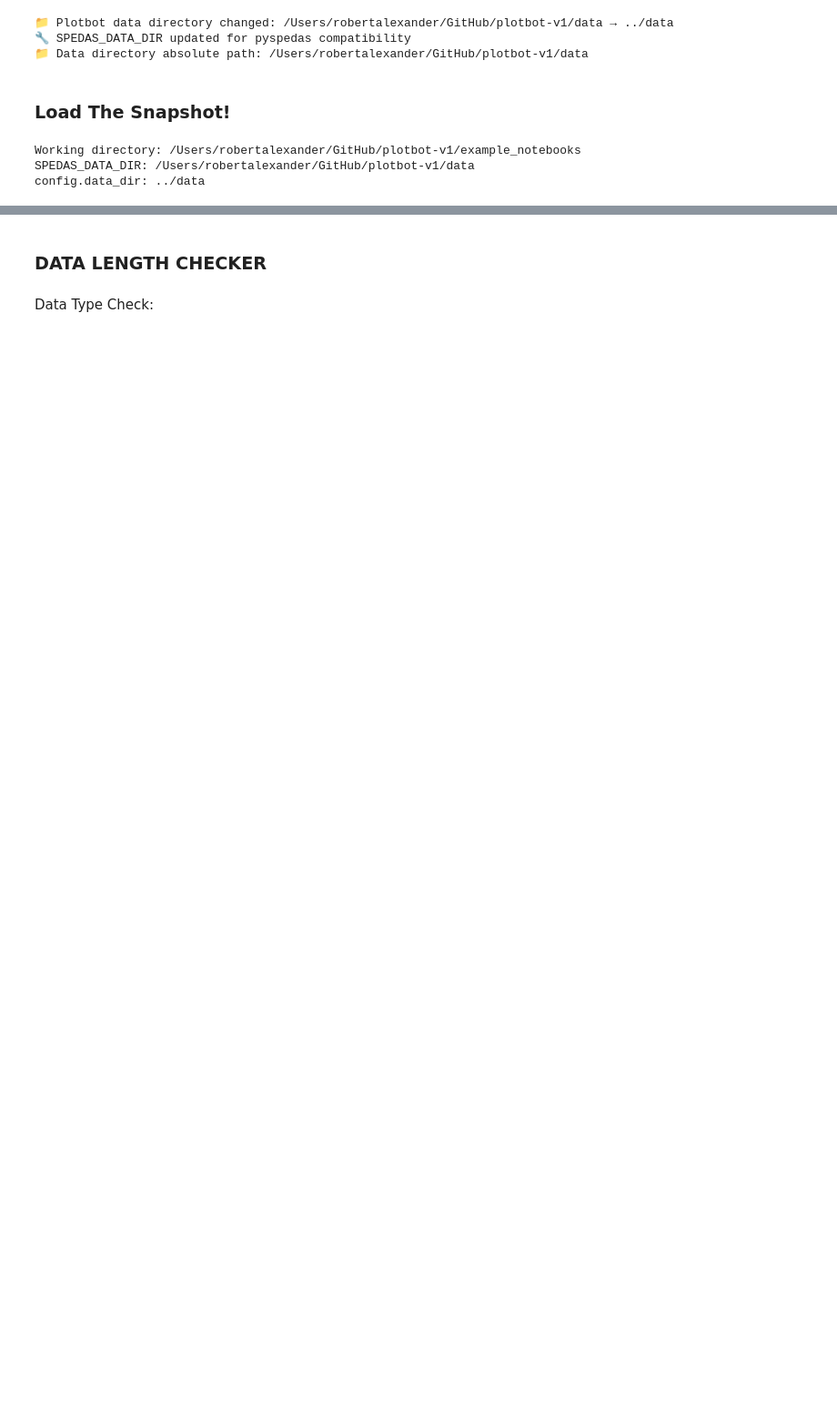
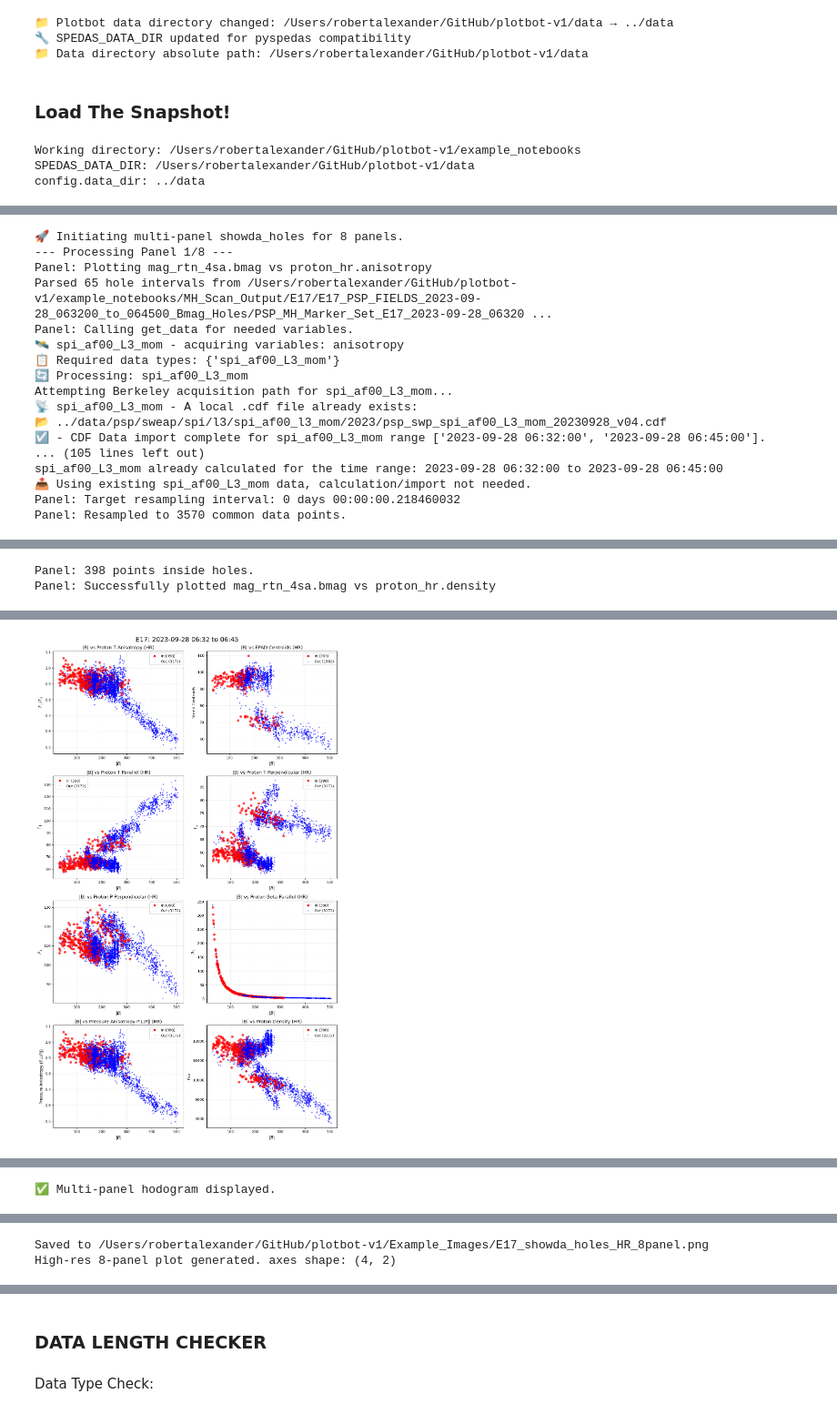
Before and after one commit to Sonified/plotbot-v1, a Jupyter notebook: example_notebooks/Magnetic_Hole_Finder.ipynb, the cells around one changed output, grey strips where cells are left out. Shown at 91% size. Cells and saved outputs as stored; diff of their text form; code cells hidden in the pictures; blank space fills up the shorter version.

```diff
--- a/example_notebooks/Magnetic_Hole_Finder.ipynb
+++ b/example_notebooks/Magnetic_Hole_Finder.ipynb
@@ -228,29 +382,55 @@ Multi-panel plot generated. axes shape: (2, 2)
 # %%
-# --- HIGH-RESOLUTION VERSION ---
+# ⭐ --- HIGH-RESOLUTION VERSION (8-panel) ---
 # Uses epad_hr (sub-second strahl) and proton_hr (high-res proton moments)
 from plotbot import epad_hr, proton_hr
 
 # Same time range and marker file as above
 panel_defs_hr = [
+    # Row 1
+    {'x_data': mag_rtn_4sa.bmag, 'y_data': proton_hr.anisotropy, 'marker_file': mh_marker_file_path, 'title': '|B| vs Proton T Anisotropy (HR)'},
     {'x_data': mag_rtn_4sa.bmag, 'y_data': epad_hr.centroids, 'marker_file': mh_marker_file_path, 'title': '|B| vs EPAD Centroids (HR)'},
-    {'x_data': mag_rtn_4sa.bmag, 'y_data': proton_hr.anisotropy, 'marker_file': mh_marker_file_path, 'title': '|B| vs Proton Anisotropy (HR)'},
+    # Row 2
     {'x_data': mag_rtn_4sa.bmag, 'y_data': proton_hr.t_par, 'marker_file': mh_marker_file_path, 'title': '|B| vs Proton T Parallel (HR)'},
     {'x_data': mag_rtn_4sa.bmag, 'y_data': proton_hr.t_perp, 'marker_file': mh_marker_file_path, 'title': '|B| vs Proton T Perpendicular (HR)'},
+    # Row 3
+    {'x_data': mag_rtn_4sa.bmag, 'y_data': proton_hr.pressure_pperp, 'marker_file': mh_marker_file_path, 'title': '|B| vs Proton P Perpendicular (HR)'},
+    {'x_data': mag_rtn_4sa.bmag, 'y_data': proton_hr.beta_ppar, 'marker_file': mh_marker_file_path, 'title': '|B| vs Proton Beta Parallel (HR)'},
+    # Row 4
+    {'x_data': mag_rtn_4sa.bmag, 'y_data': proton_hr.anisotropy, 'marker_file': mh_marker_file_path, 'title': '|B| vs Pressure Anisotropy P⊥/P∥ (HR)', 'y_label': 'Pressure Anisotropy (P⊥/P∥)'},
+    {'x_data': mag_rtn_4sa.bmag, 'y_data': proton_hr.density, 'marker_file': mh_marker_file_path, 'title': '|B| vs Proton Density (HR)'},
 ]
 
 fig_hr, axes_hr = showda_holes(
     trange,
     panel_definitions=panel_defs_hr,
     main_title_fontsize=18,
-    main_title_y=0.98,
-    base_fontsize=14
+    main_title_y=0.99,
+    base_fontsize=11
 )
 
 if fig_hr and axes_hr is not None:
     import os
-    save_path = os.path.join(os.path.dirname(os.getcwd()), 'Example_Images', 'E17_showda_holes_HR.png')
+    save_path = os.path.join(os.path.dirname(os.getcwd()), 'Example_Images', 'E17_showda_holes_HR_8panel.png')
     fig_hr.savefig(save_path, bbox_inches='tight', dpi=150)
     print(f"Saved to {save_path}")
-    print(f"High-res multi-panel plot generated. axes shape: {axes_hr.shape}")
+    print(f"High-res 8-panel plot generated. axes shape: {axes_hr.shape}")
 else:
     print("High-res multi-panel showda_holes failed.")
+# %% [output]
+🚀 Initiating multi-panel showda_holes for 8 panels.
+--- Processing Panel 1/8 ---
+Panel: Plotting mag_rtn_4sa.bmag vs proton_hr.anisotropy
+Parsed 65 hole intervals from /Users/robertalexander/GitHub/plotbot-v1/example_notebooks/MH_Scan_Output/E17/E17_PSP_FIELDS_2023-09-28_063200_to_064500_Bmag_Holes/PSP_MH_Marker_Set_E17_2023-09-28_06320 ...
+Panel: Calling get_data for needed variables.
+🛰️ spi_af00_L3_mom - acquiring variables: anisotropy
+📋 Required data types: {'spi_af00_L3_mom'}
+🔄 Processing: spi_af00_L3_mom
+Attempting Berkeley acquisition path for spi_af00_L3_mom...
+📡 spi_af00_L3_mom - A local .cdf file already exists:
+📂 ../data/psp/sweap/spi/l3/spi_af00_l3_mom/2023/psp_swp_spi_af00_L3_mom_20230928_v04.cdf
+☑️ - CDF Data import complete for spi_af00_L3_mom range ['2023-09-28 06:32:00', '2023-09-28 06:45:00'].
+... (105 lines left out)
+spi_af00_L3_mom already calculated for the time range: 2023-09-28 06:32:00 to 2023-09-28 06:45:00
+📤 Using existing spi_af00_L3_mom data, calculation/import not needed.
+Panel: Target resampling interval: 0 days 00:00:00.218460032
+Panel: Resampled to 3570 common data points.
@@ -256,0 +443,2 @@ else:
+Panel: 398 points inside holes.
+Panel: Successfully plotted mag_rtn_4sa.bmag vs proton_hr.density
@@ -256,0 +451 @@ else:
+[figure, added]
@@ -256,0 +458 @@ else:
+✅ Multi-panel hodogram displayed.
@@ -256,0 +465,2 @@ else:
+Saved to /Users/robertalexander/GitHub/plotbot-v1/Example_Images/E17_showda_holes_HR_8panel.png
+High-res 8-panel plot generated. axes shape: (4, 2)
```
Also changed, not shown: parts of 21 cells of this notebook, 15 other files.
